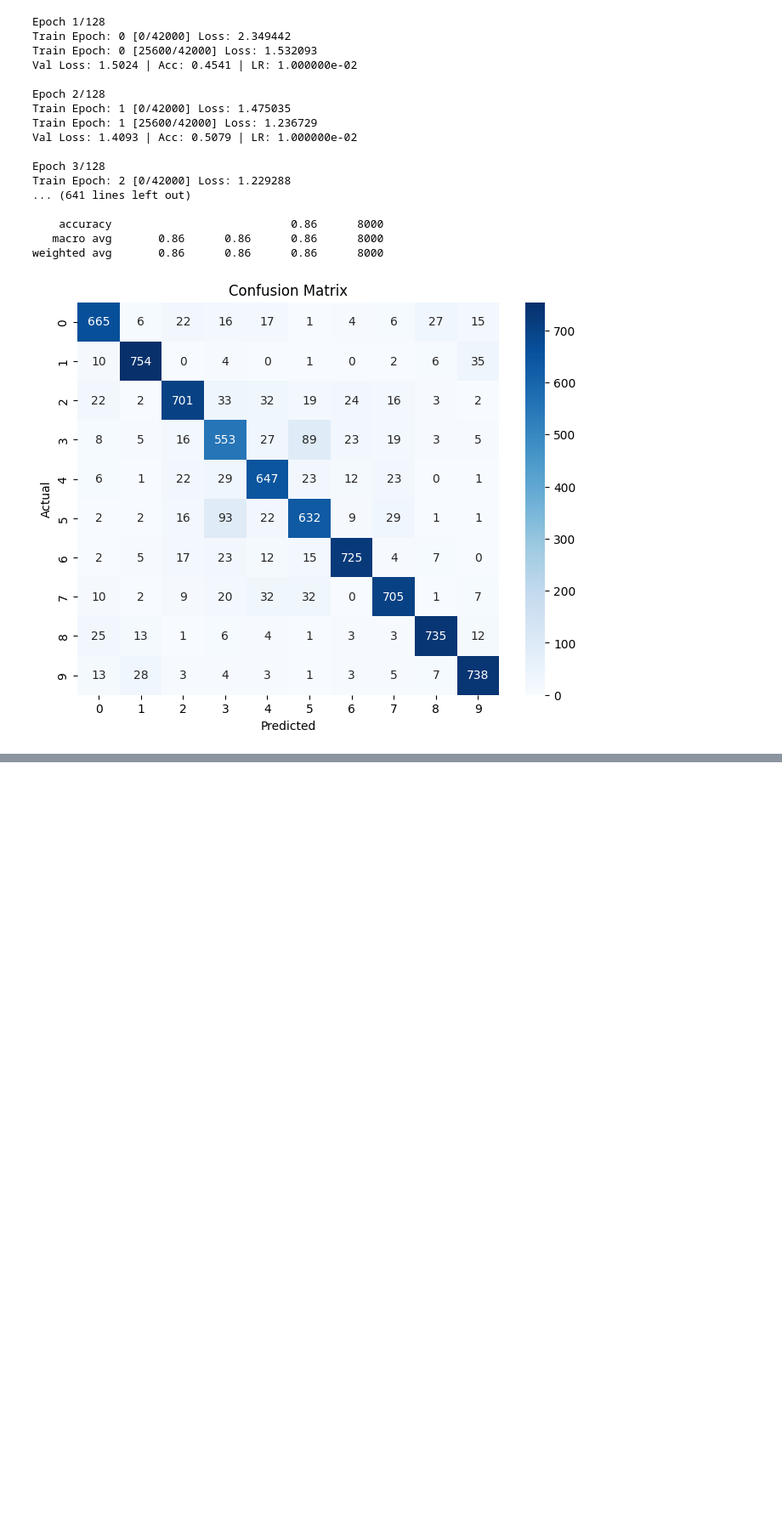
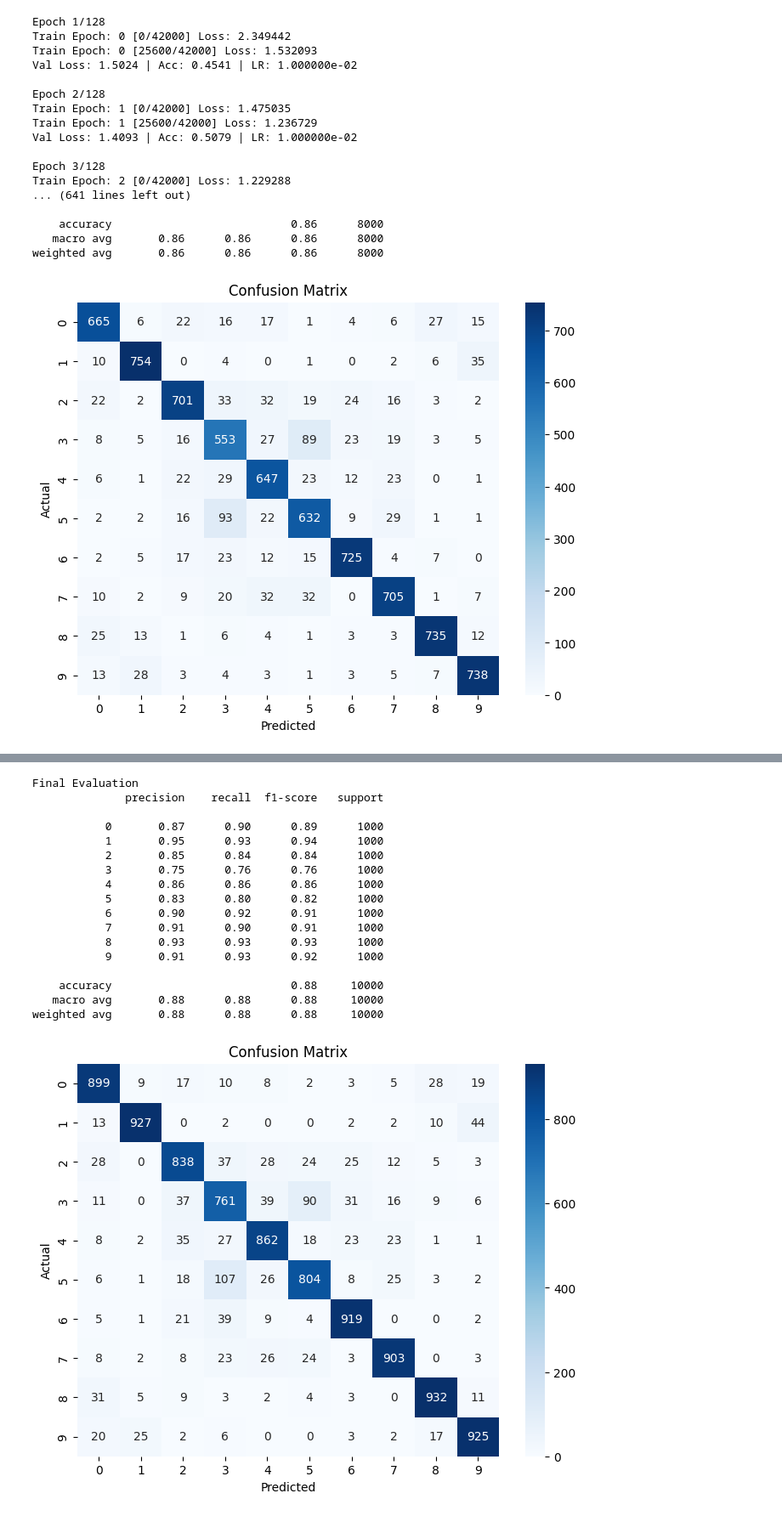
Before and after one commit to alexlehner3868/TrojanDetectionInNeuralNetworks, a Jupyter notebook: TrojanDetectionUpdated.ipynb, the cells around one changed output, grey strips where cells are left out. Shown at 85% size. Saved outputs shown, nothing was run; the diff lists cells and outputs as text; code cells hidden in the pictures; blank space fills up the shorter version.

Commit message:
Added Testing results to image classifier resulting in acc of 88%

```diff
--- a/TrojanDetectionUpdated.ipynb
+++ b/TrojanDetectionUpdated.ipynb
@@ -189,6 +189,7 @@ def test(model, device, loader, criterion):
     test_loss = 0
     all_preds = []
     all_targets = []
+    all_probs = []
 
     with torch.no_grad():
         for data, target in loader:
@@ -196,17 +197,21 @@ def test(model, device, loader, criterion):
             output = model(data)
 
             test_loss += criterion(output, target).item() * data.size(0)
+            prob = torch.softmax(output, dim=1)
 
             pred = output.argmax(dim=1)
             all_preds.extend(pred.cpu().numpy())
             all_targets.extend(target.cpu().numpy())
+            all_probs.extend(prob.cpu().numpy())
 
     test_loss /= len(loader.dataset)
+
+
 
     accuracy = accuracy_score(all_targets, all_preds)
     precision = precision_score(all_targets, all_preds, average='weighted')
     recall = recall_score(all_targets, all_preds, average='weighted')
     f1 = f1_score(all_targets, all_preds, average='weighted')
 
-    return test_loss, accuracy, precision, recall, f1, all_targets, all_preds
+    return test_loss, accuracy, precision, recall, f1, all_targets, all_preds, all_probs
 # %% [output]
@@ -535,0 +544,4 @@ torch.save({
+# %%
+checkpoint = torch.load("Resnet18_model_86%val_true.pth",map_location=torch.device('cpu') )
+model.load_state_dict(checkpoint['model_state_dict'])
+model.eval()
@@ -535,0 +566,40 @@ torch.save({
+# %%
+test_loss, test_acc, test_prec, test_rec, test_f1, y_true, y_pred, y_prob = test(
+      model, device, test_loader, criterion
+  )
+
+
+
+
+
+  # Only visualize on LAST epoch
+
+print("\nFinal Evaluation")
+print(classification_report(y_true, y_pred))
+
+cm = confusion_matrix(y_true, y_pred, labels=np.unique(y_true))
+plt.figure(figsize=(8, 6))
+sns.heatmap(cm, annot=True, fmt='d', cmap='Blues')
+plt.xlabel("Predicted")
+plt.ylabel("Actual")
+plt.title("Confusion Matrix")
+plt.show()
+# %% [output]
+Final Evaluation
+              precision    recall  f1-score   support
+
+           0       0.87      0.90      0.89      1000
+           1       0.95      0.93      0.94      1000
+           2       0.85      0.84      0.84      1000
+           3       0.75      0.76      0.76      1000
+           4       0.86      0.86      0.86      1000
+           5       0.83      0.80      0.82      1000
+           6       0.90      0.92      0.91      1000
+           7       0.91      0.90      0.91      1000
+           8       0.93      0.93      0.93      1000
+           9       0.91      0.93      0.92      1000
+
+    accuracy                           0.88     10000
+   macro avg       0.88      0.88      0.88     10000
+weighted avg       0.88      0.88      0.88     10000
+[figure, added]
```
Also changed, not shown: parts of 9 cells of this notebook.
